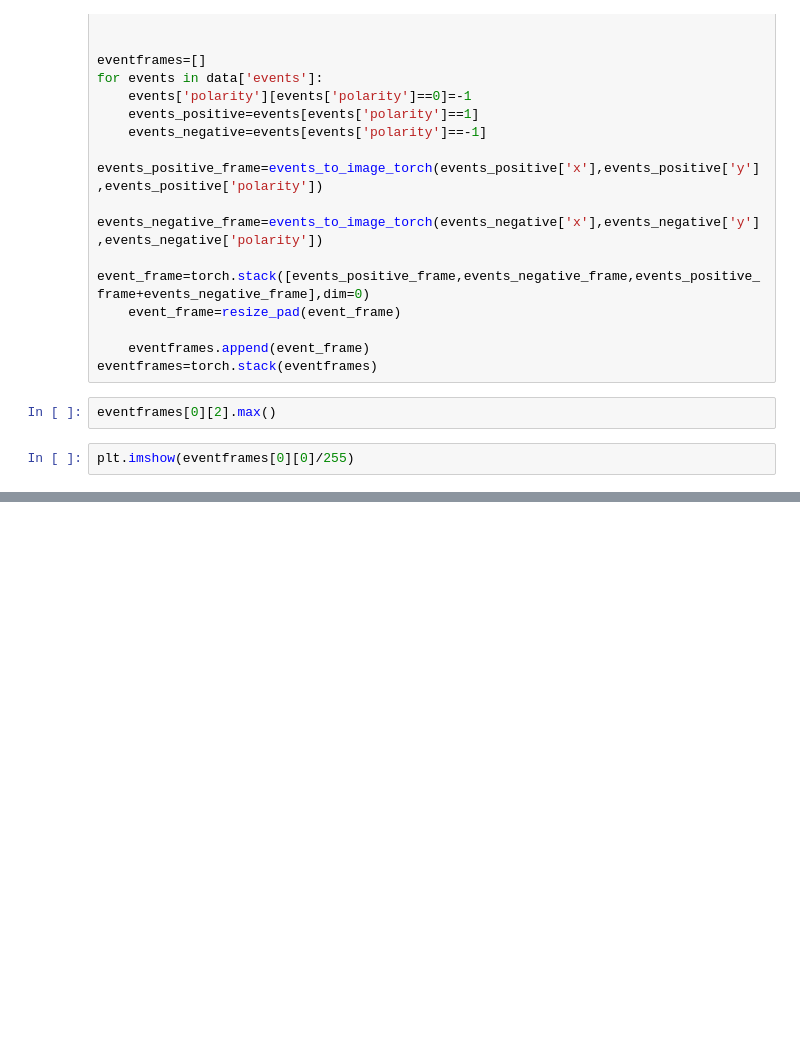
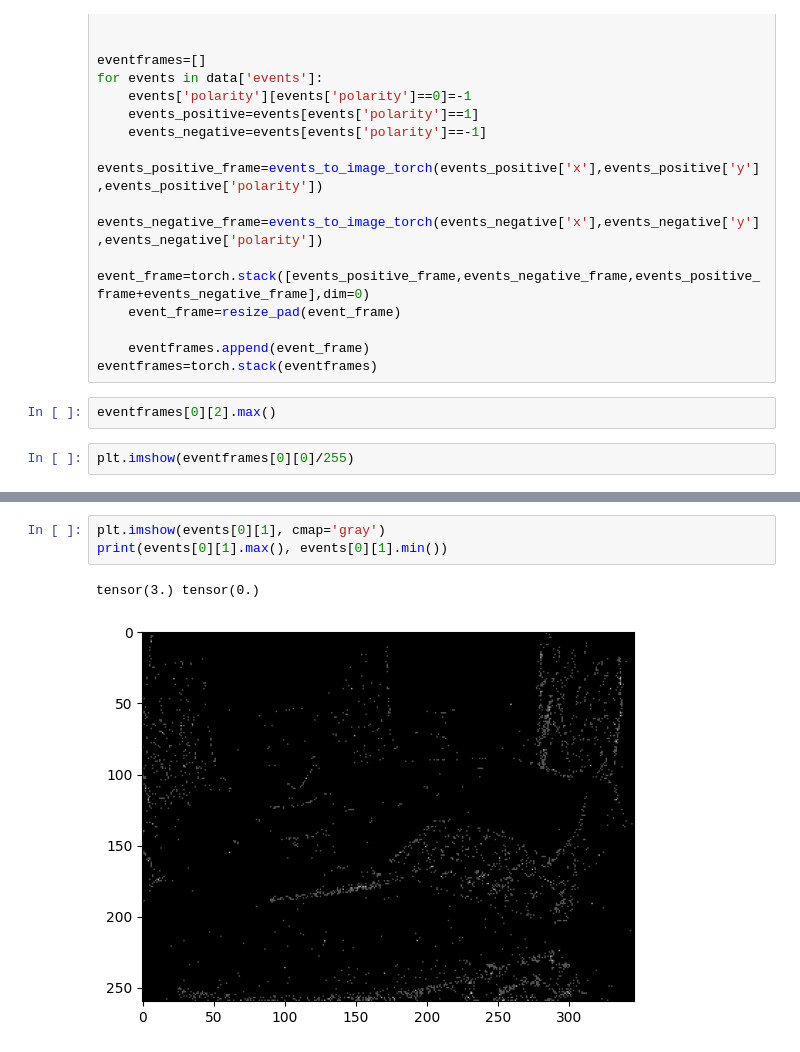
Before and after one commit to ucsd-hdsi-dvs/Events-ImageBind, a Jupyter notebook: test.ipynb, the cells around one changed output, grey strips where cells are left out. Cells and saved outputs as stored; diff of their text form; blank space fills up the shorter version.

```diff
--- a/test.ipynb
+++ b/test.ipynb
@@ -635,0 +652,6 @@ Error:
+# %%
+plt.imshow(events[0][1], cmap='gray')
+print(events[0][1].max(), events[0][1].min())
+# %% [output]
+tensor(3.) tensor(0.)
+[figure, added]
```
Also changed, not shown: parts of 13 cells of this notebook, 2 other files.
